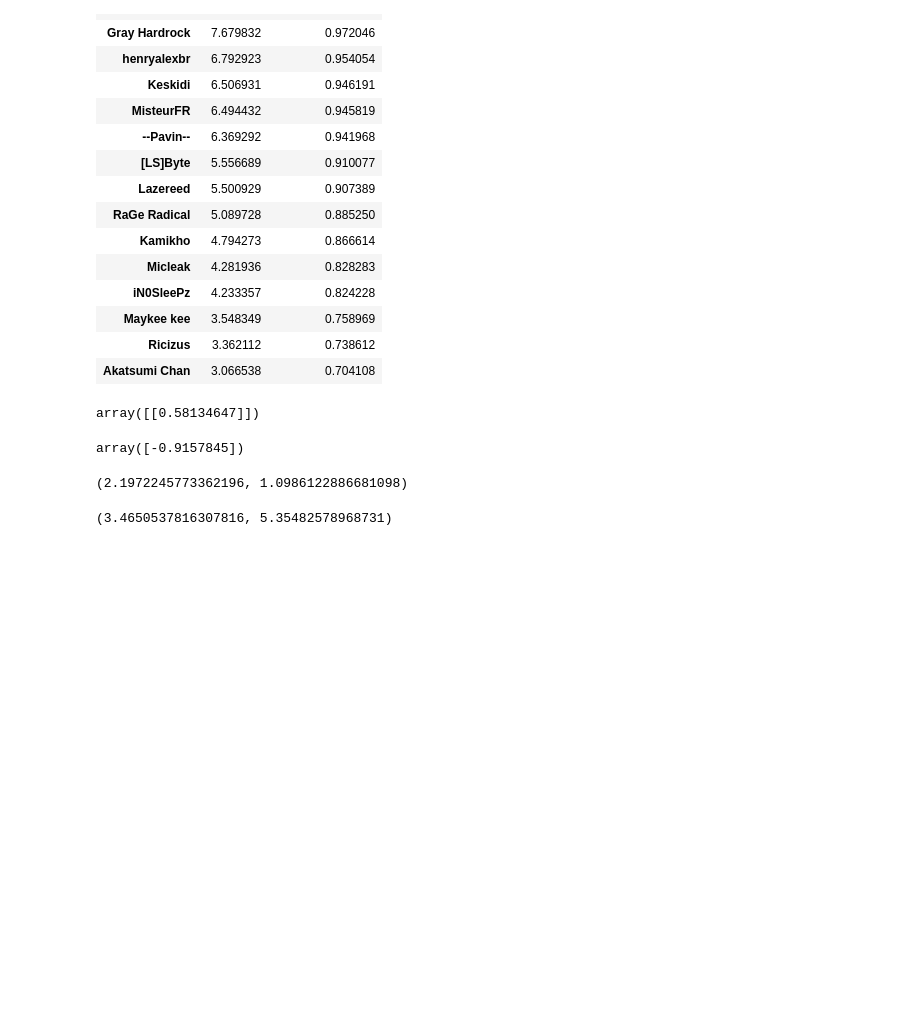
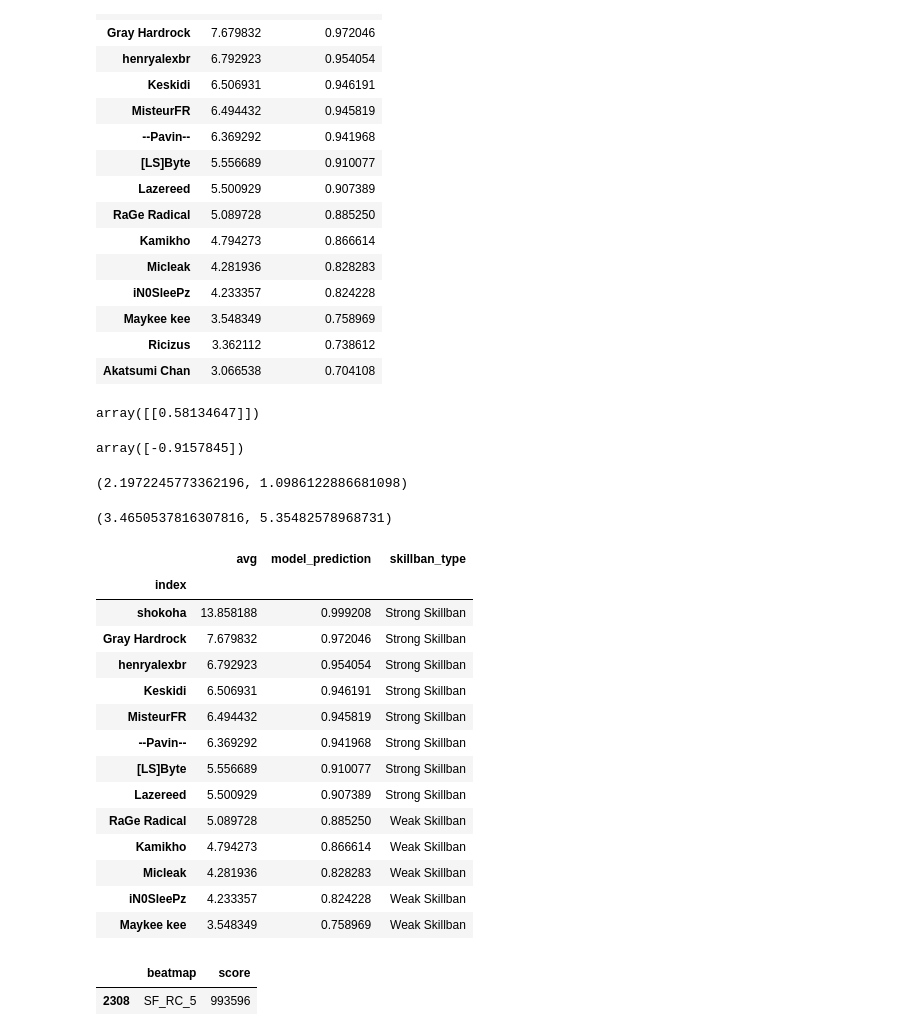
Before and after one commit to 4digitmwc/extraterrestrial-index, a Jupyter notebook: eti_soft.ipynb, the cells around one changed output. Saved outputs shown, nothing was run; the diff lists cells and outputs as text; code cells hidden in the pictures; blank space fills up the shorter version.

Commit message:
add highlighted scores

```diff
--- a/eti_soft.ipynb
+++ b/eti_soft.ipynb
@@ -365,3 +365,21 @@ skillban = _4dm4_et[_4dm4_et['model_prediction'] > 0.75]
 skillban['skillban_type'] = skillban['model_prediction'].apply(lambda x: "Strong Skillban" if x > 0.9 else "Weak Skillban")
 # %%
 skillban.to_csv('skillbans_4dm_soft6_list.csv')
+# %%
+skillban
+# %% [output]
+|  | avg | model_prediction | skillban_type |
+| index |  |  |  |
+| shokoha | 13.858188 | 0.999208 | Strong Skillban |
+| Gray Hardrock | 7.679832 | 0.972046 | Strong Skillban |
+| henryalexbr | 6.792923 | 0.954054 | Strong Skillban |
+| Keskidi | 6.506931 | 0.946191 | Strong Skillban |
+| MisteurFR | 6.494432 | 0.945819 | Strong Skillban |
+| --Pavin-- | 6.369292 | 0.941968 | Strong Skillban |
+| [LS]Byte | 5.556689 | 0.910077 | Strong Skillban |
+| Lazereed | 5.500929 | 0.907389 | Strong Skillban |
+| RaGe Radical | 5.089728 | 0.885250 | Weak Skillban |
+| Kamikho | 4.794273 | 0.866614 | Weak Skillban |
+| Micleak | 4.281936 | 0.828283 | Weak Skillban |
+| iN0SleePz | 4.233357 | 0.824228 | Weak Skillban |
+| Maykee kee | 3.548349 | 0.758969 | Weak Skillban |
@@ -367,0 +392,5 @@ skillban.to_csv('skillbans_4dm_soft6_list.csv')
+# %%
+_4dm4_dataset[(_4dm4_dataset['player_name'] == 'shokoha') & (_4dm4_dataset['beatmap'] == shokoha_highlighted_scores[0])][['beatmap', 'score']]
+# %% [output]
+|  | beatmap | score |
+| 2308 | SF_RC_5 | 993596 |
```
Also changed, not shown: parts of 8 cells of this notebook, 2 other files.
